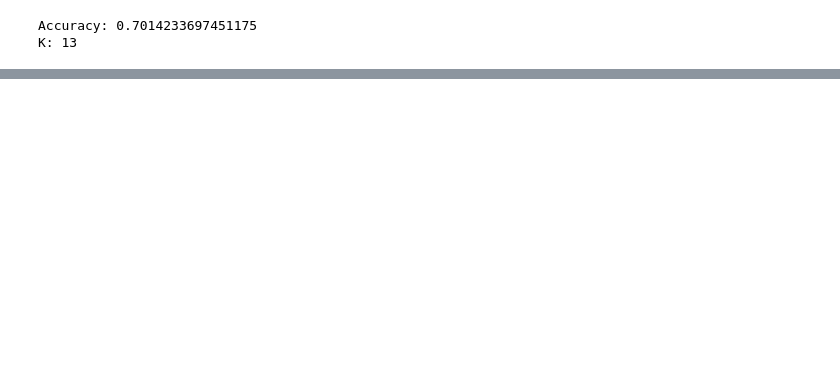
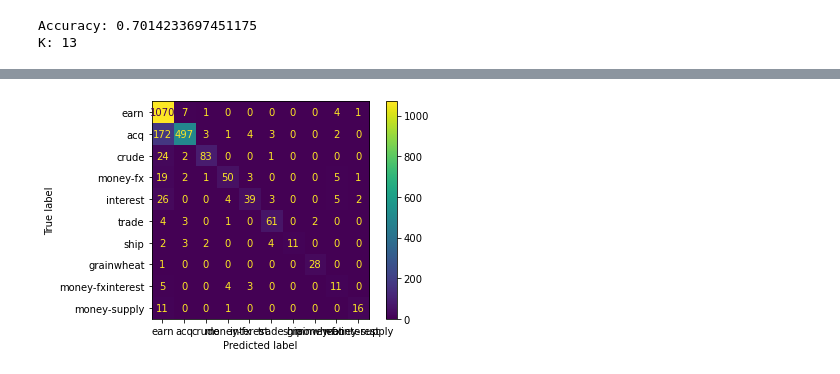
Before and after one commit to ytchen175/IR_2022, a Jupyter notebook: HW03/HW03.ipynb, the cells around one changed output, grey strips where cells are left out. Drawn from its saved outputs; the diff is of its cells as text; code cells hidden in the pictures; blank space fills up the shorter version.

```diff
--- a/HW03/HW03.ipynb
+++ b/HW03/HW03.ipynb
@@ -393,3 +367,13 @@ print('K:',k)
 # %% [output]
 Accuracy: 0.7014233697451175
 K: 13
+# %%
+%%time
+knn = KNeighborsClassifier(n_neighbors=13)
+
+# training our classifier ; train_data.target will be having numbers assigned for each category in train data
+clf = knn.fit(tfidf_train_vectors, train_set['topics'])
+predicted_by_knn = clf.predict(tfidf_test_vectors)
+
+print(accuracy_score(test_set['topics'], predicted_by_knn))
+print(f1_score(test_set['topics'], predicted_by_knn, average='weighted'))
@@ -395,0 +385,12 @@ K: 13
+# %%
+y_true = test_set['topics']
+y_pred = predicted_by_knn
+
+labels = test_set['topics'].value_counts()[:10].index
+
+# top 10 results
+cm = confusion_matrix(y_true, y_pred, labels=labels)
+cmd = ConfusionMatrixDisplay(confusion_matrix=cm, display_labels=labels).plot()
+plt.show()
+# %% [output]
+[figure, added]
```
Also changed, not shown: parts of 16 cells of this notebook.
